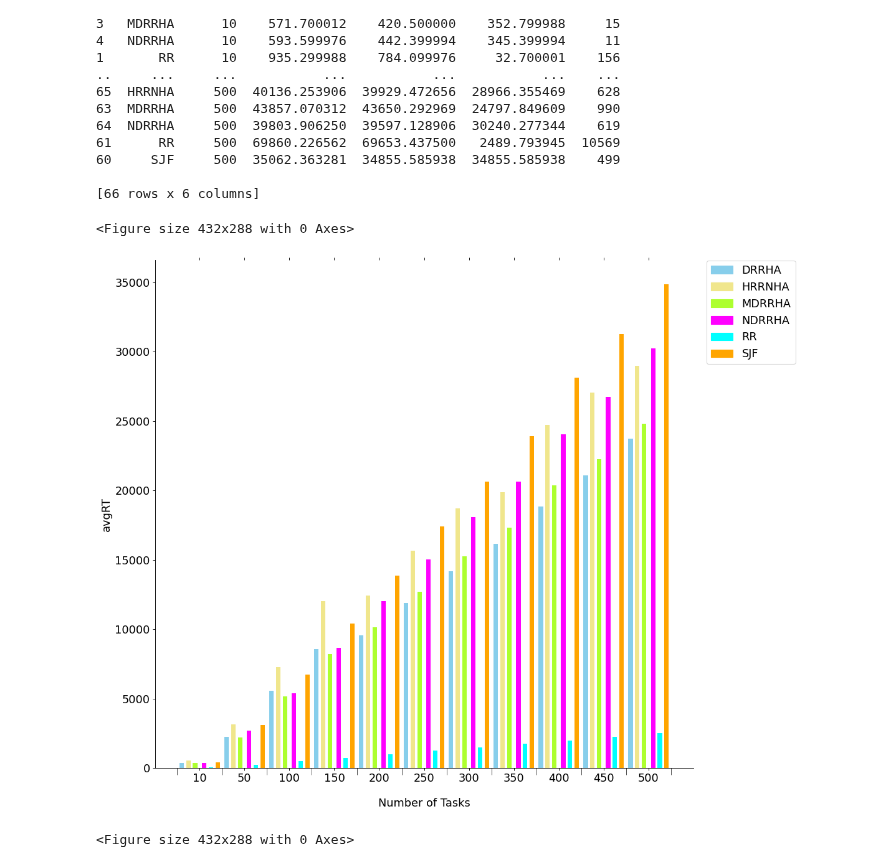
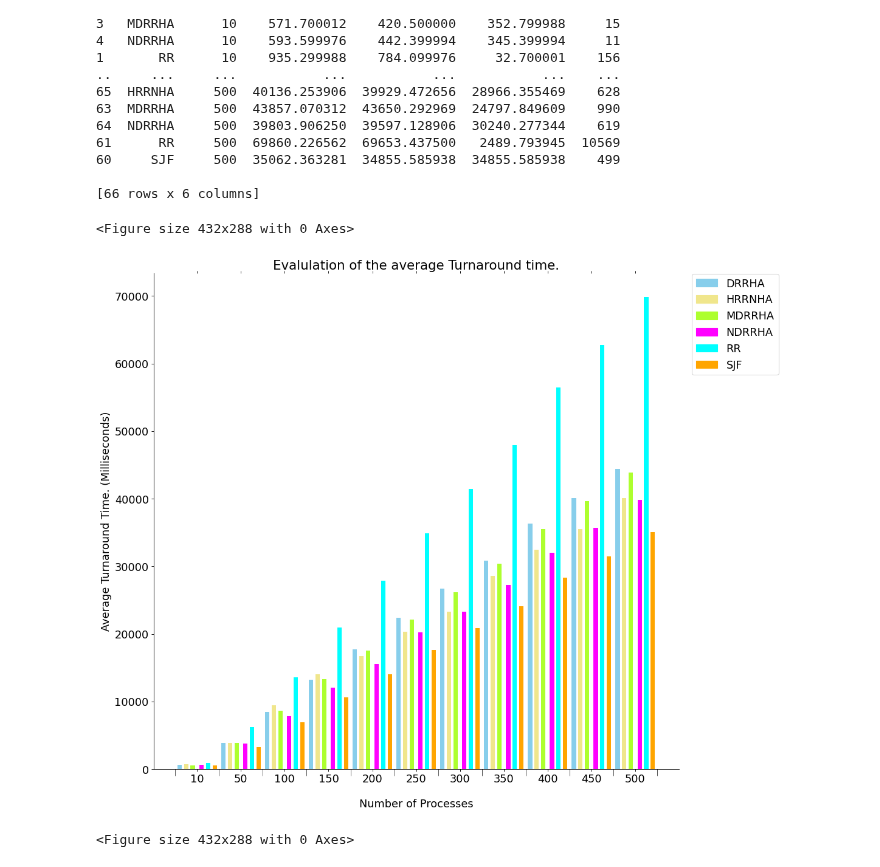
Before and after one commit to Bhaikko/mdrrha, a Jupyter notebook: src/graph_handler.ipynb, the cells around one changed output. Saved outputs shown, nothing was run; the diff lists cells and outputs as text; code cells hidden in the pictures.

Commit message:
Bar graphs added for kaggle dataset

```diff
--- a/src/graph_handler.ipynb
+++ b/src/graph_handler.ipynb
@@ -261,9 +261,9 @@ ax.spines['right'].set_visible(False)
 current_value_index = 0
 num_algos = len(dataset['name'].unique())
 
-plot_metric = 'avgRT'
+# plot_metric = 'avgRT'
 # plot_metric = 'avgWT'
-# plot_metric = 'avgTAT'
+plot_metric = 'avgTAT'
 
 average_WT_values = dataset[plot_metric].to_numpy()     # To Plot Average Waiting Times
 # average_WT_values = dataset['avgWT'].to_numpy()     # To Plot Average Waiting Times
@@ -276,38 +276,40 @@ for index, x_axis in enumerate(X_axis):
             x_axis + paddings[i],
             average_WT_values[current_value_index],
             bar_width,
             color = colors[2 * i]
         )
 
         current_value_index += 1
 
 # Configuring Legend
 legend_elements = []
 
 for i in range(0, len(colors), 2):
     legend_elements.append(
         Patch(facecolor=colors[i], edgecolor=colors[i], label=colors[i + 1])
     )
 
 ax.legend(
     handles = legend_elements,
     loc = 'upper right',
     bbox_to_anchor=(1.20, 1.01)
 )
 
-plt.xlabel('Number of Tasks', labelpad = 20)
+plt.xlabel('Number of Processes', labelpad = 20)
 
-plt.ylabel(plot_metric)
+# plt.ylabel(plot_metric)
+# plt.ylabel('Average Response Time. (Milliseconds)')
 # plt.ylabel('Average Waiting Time. (Milliseconds)')
-# plt.ylabel('Average Turnaround Time. (Milliseconds)')
+plt.ylabel('Average Turnaround Time. (Milliseconds)')
 
 # plt.title('Evalulation of the average Waiting time.')
-# plt.title('Evalulation of the average turnaround time.')
+# plt.title('Evalulation of the average Response time.')
+plt.title('Evalulation of the average Turnaround time.')
 
 plt.show()
 # %% [output]
 <Figure size 432x288 with 0 Axes>
-[figure, old version]
+[figure, new version]
 # %%
 # Import Data from CSV file
 dataset = pd.read_csv(
```
Also changed, not shown: 6 other files.
